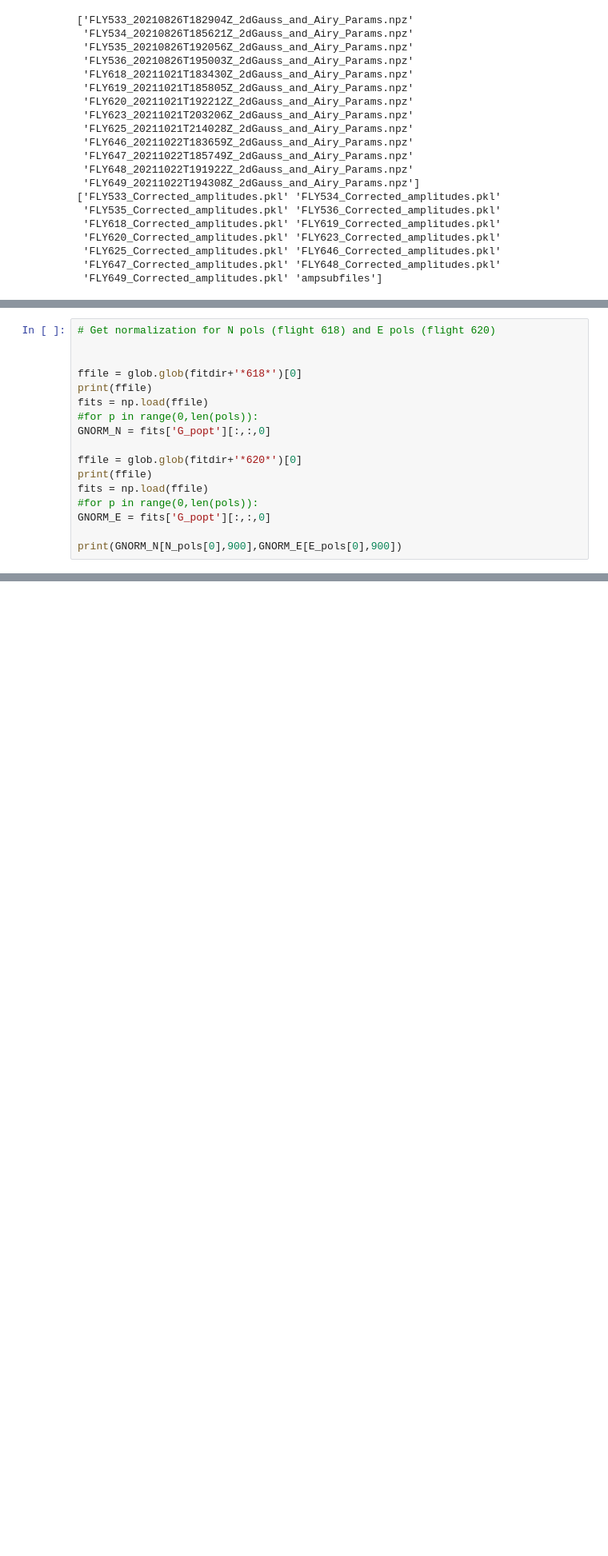
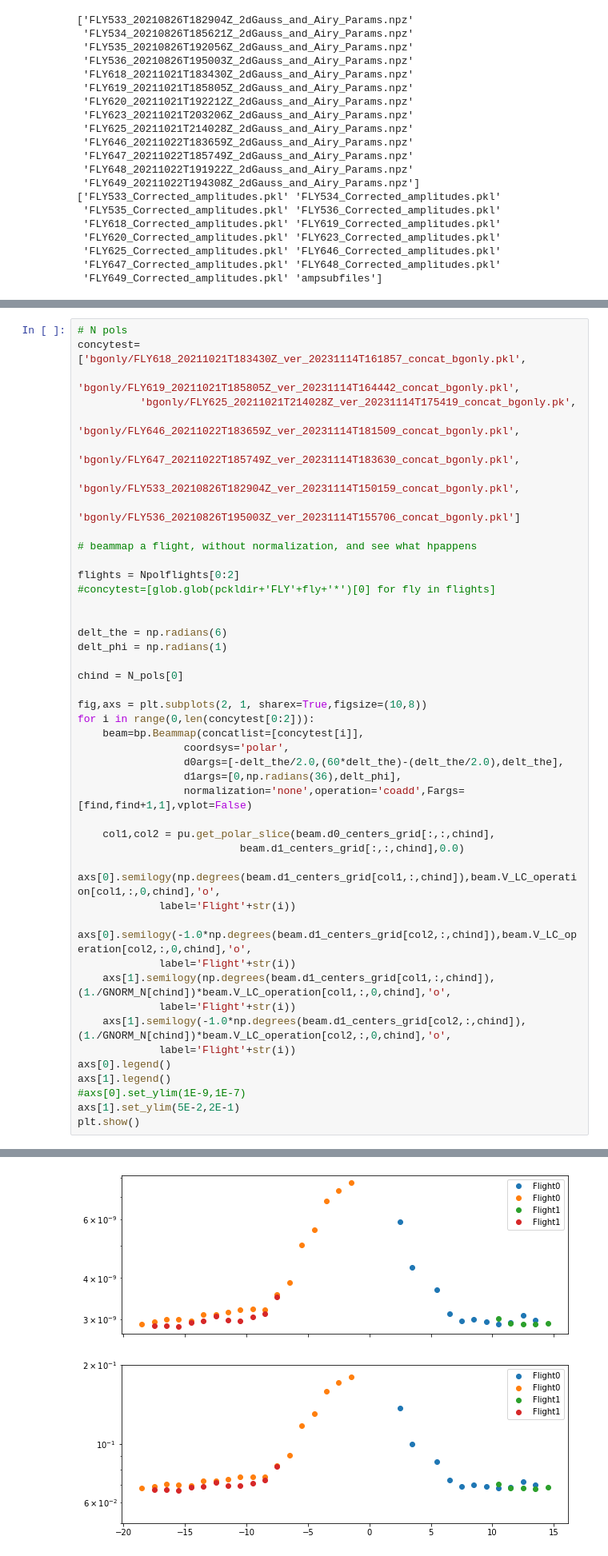
Before and after one commit to WrightLaboratory/newburghlabdrone, a Jupyter notebook: analysis/LBN_Background_Investigation.ipynb, the cells around one changed output, grey strips where cells are left out. Shown: that part at 80% size. Cells and saved outputs as stored; diff of their text form; blank space fills up the shorter version.

Commit message:
uses raw data to plot backgrounds

```diff
--- a/analysis/LBN_Background_Investigation.ipynb
+++ b/analysis/LBN_Background_Investigation.ipynb
@@ -201,17 +155,0 @@ col1,col2 = pu.get_polar_slice(Ncobeam.d0_centers_grid[:,:,chind],
-# %%
-# Get normalization for N pols (flight 618) and E pols (flight 620)
-
-
-ffile = glob.glob(fitdir+'*618*')[0]
-print(ffile)
-fits = np.load(ffile)
-#for p in range(0,len(pols)):
-GNORM_N = fits['G_popt'][:,:,0]
-
-ffile = glob.glob(fitdir+'*620*')[0]
-print(ffile)
-fits = np.load(ffile)
-#for p in range(0,len(pols)):
-GNORM_E = fits['G_popt'][:,:,0]
-
-print(GNORM_N[N_pols[0],900],GNORM_E[E_pols[0],900])
@@ -336,0 +156,45 @@ plt.show()
+# %%
+# N pols
+concytest=['bgonly/FLY618_20211021T183430Z_ver_20231114T161857_concat_bgonly.pkl',
+          'bgonly/FLY619_20211021T185805Z_ver_20231114T164442_concat_bgonly.pkl',
+          'bgonly/FLY625_20211021T214028Z_ver_20231114T175419_concat_bgonly.pk',
+          'bgonly/FLY646_20211022T183659Z_ver_20231114T181509_concat_bgonly.pkl',
+          'bgonly/FLY647_20211022T185749Z_ver_20231114T183630_concat_bgonly.pkl',
+          'bgonly/FLY533_20210826T182904Z_ver_20231114T150159_concat_bgonly.pkl',
+          'bgonly/FLY536_20210826T195003Z_ver_20231114T155706_concat_bgonly.pkl']
+
+# beammap a flight, without normalization, and see what hpappens
+
+flights = Npolflights[0:2]
+#concytest=[glob.glob(pckldir+'FLY'+fly+'*')[0] for fly in flights]
+
+
+delt_the = np.radians(6)
+delt_phi = np.radians(1)
+
+chind = N_pols[0]
+
+fig,axs = plt.subplots(2, 1, sharex=True,figsize=(10,8))
+for i in range(0,len(concytest[0:2])):
+    beam=bp.Beammap(concatlist=[concytest[i]],
+                 coordsys='polar',
+                 d0args=[-delt_the/2.0,(60*delt_the)-(delt_the/2.0),delt_the],
+                 d1args=[0,np.radians(36),delt_phi],
+                 normalization='none',operation='coadd',Fargs=[find,find+1,1],vplot=False)
+
+    col1,col2 = pu.get_polar_slice(beam.d0_centers_grid[:,:,chind],
+                          beam.d1_centers_grid[:,:,chind],0.0)
+    axs[0].semilogy(np.degrees(beam.d1_centers_grid[col1,:,chind]),beam.V_LC_operation[col1,:,0,chind],'o',
+             label='Flight'+str(i))
+    axs[0].semilogy(-1.0*np.degrees(beam.d1_centers_grid[col2,:,chind]),beam.V_LC_operation[col2,:,0,chind],'o',
+             label='Flight'+str(i))
+    axs[1].semilogy(np.degrees(beam.d1_centers_grid[col1,:,chind]),(1./GNORM_N[chind])*beam.V_LC_operation[col1,:,0,chind],'o',
+             label='Flight'+str(i))
+    axs[1].semilogy(-1.0*np.degrees(beam.d1_centers_grid[col2,:,chind]),(1./GNORM_N[chind])*beam.V_LC_operation[col2,:,0,chind],'o',
+             label='Flight'+str(i))
+axs[0].legend()
+axs[1].legend()
+#axs[0].set_ylim(1E-9,1E-7)
+axs[1].set_ylim(5E-2,2E-1)
+plt.show()
+# %% [output]
@@ -337 +205,2 @@ plt.show()
+[figure, added]
 # %%
```
Also changed, not shown: parts of 18 cells of this notebook.
